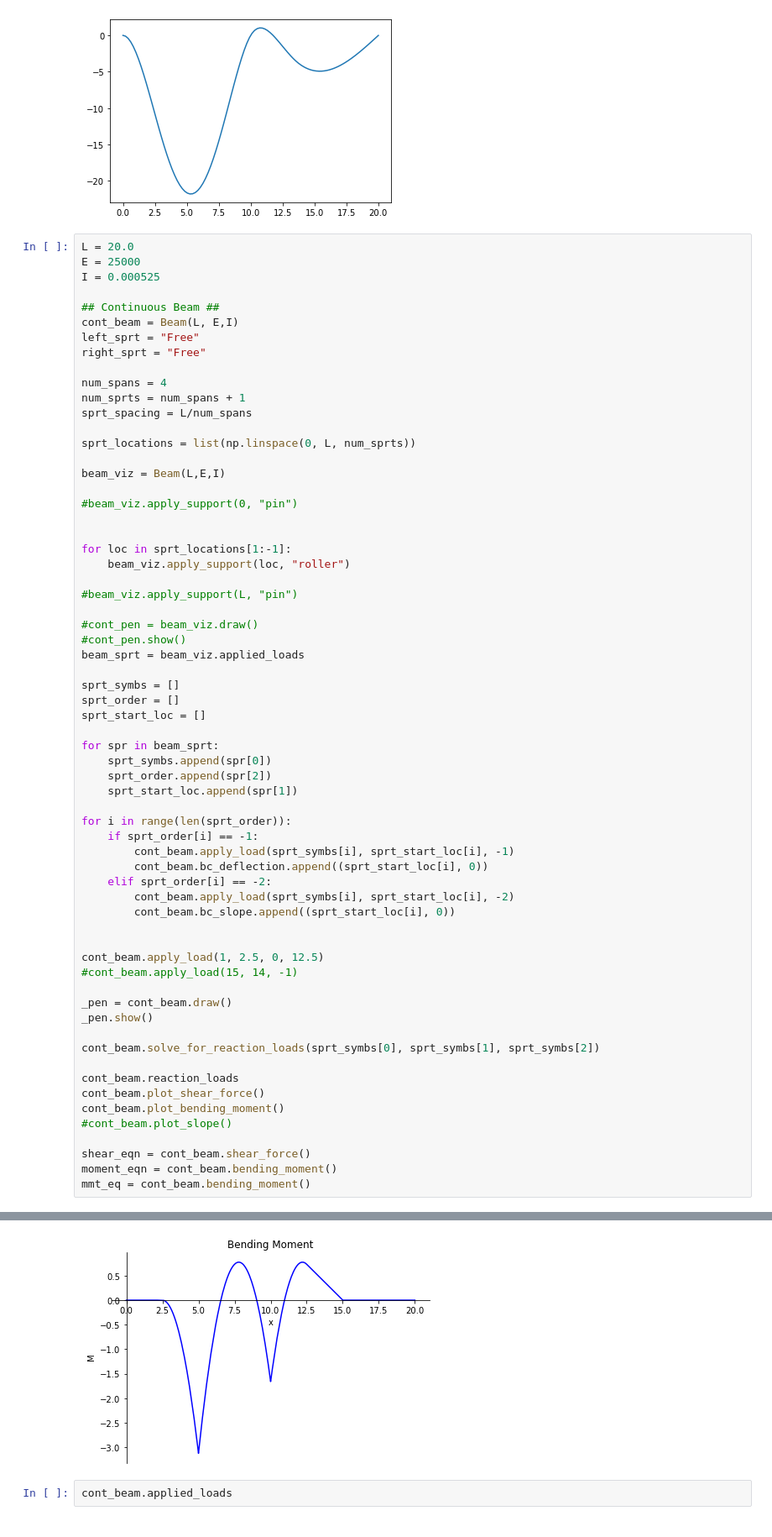
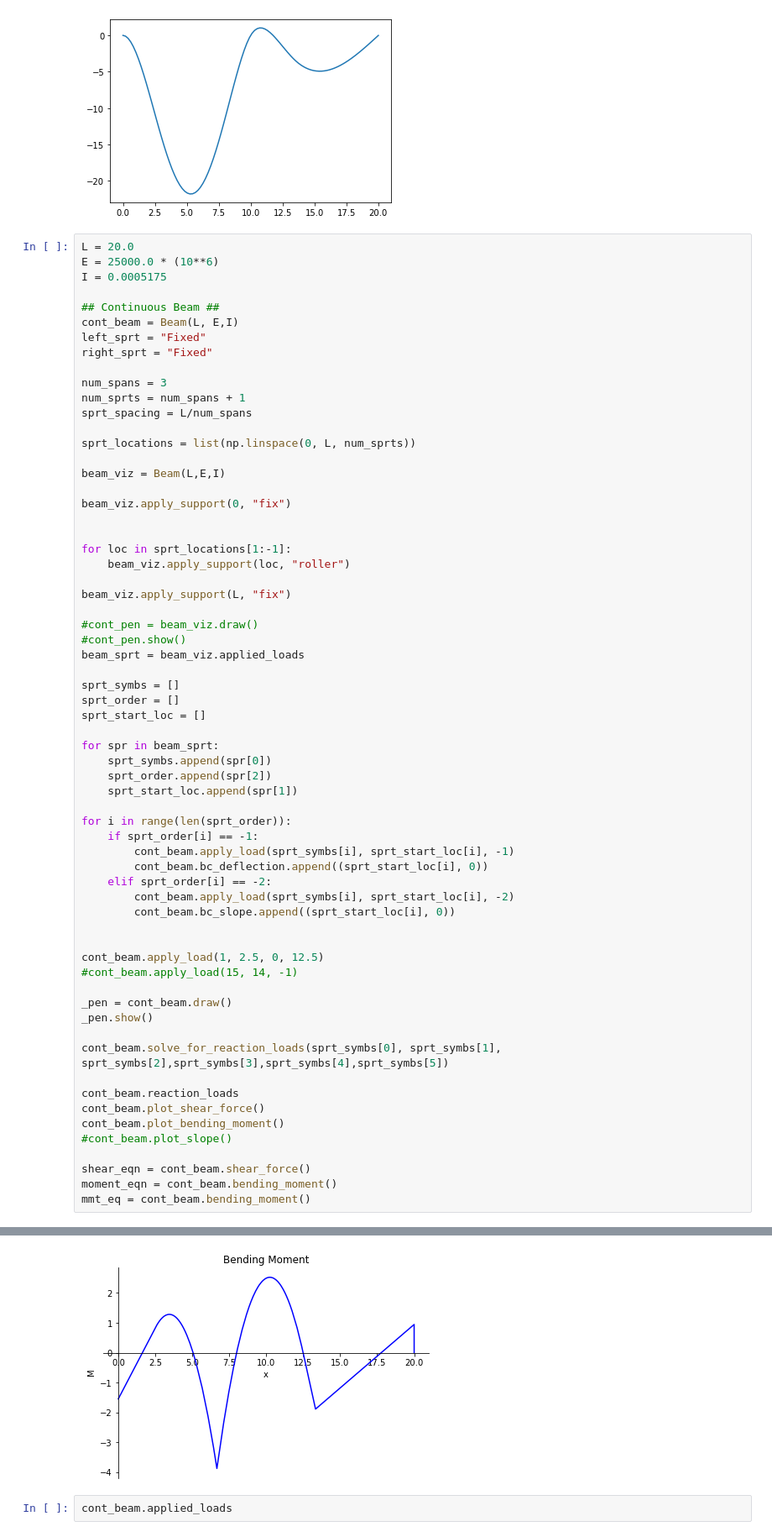
Before and after one commit to abhimhamane/structural_streamlit, a Jupyter notebook: stream.ipynb, the cells around one changed output, grey strips where cells are left out. Shown at 84% size. Drawn from its saved outputs; the diff is of its cells as text.

Commit message:
solved the deflection vlue continupus beam

```diff
--- a/stream.ipynb
+++ b/stream.ipynb
@@ -357,15 +350,15 @@ plt.plot(ax_x, defl_val)
 [figure]
 # %%
 L = 20.0
-E = 25000
-I = 0.000525
+E = 25000.0 * (10**6)
+I = 0.0005175
 
 ## Continuous Beam ##
 cont_beam = Beam(L, E,I)
-left_sprt = "Free"
-right_sprt = "Free"
+left_sprt = "Fixed"
+right_sprt = "Fixed"
 
-num_spans = 4
+num_spans = 3
 num_sprts = num_spans + 1
 sprt_spacing = L/num_spans
 
@@ -373,13 +366,13 @@ sprt_locations = list(np.linspace(0, L, num_sprts))
 
 beam_viz = Beam(L,E,I)
 
-#beam_viz.apply_support(0, "pin")
+beam_viz.apply_support(0, "fix")
 
 
 for loc in sprt_locations[1:-1]:
     beam_viz.apply_support(loc, "roller")
 
-#beam_viz.apply_support(L, "pin")
+beam_viz.apply_support(L, "fix")
 
 #cont_pen = beam_viz.draw()
 #cont_pen.show()
@@ -409,7 +402,7 @@ cont_beam.apply_load(1, 2.5, 0, 12.5)
 _pen = cont_beam.draw()
 _pen.show()
 
-cont_beam.solve_for_reaction_loads(sprt_symbs[0], sprt_symbs[1], sprt_symbs[2])
+cont_beam.solve_for_reaction_loads(sprt_symbs[0], sprt_symbs[1], sprt_symbs[2],sprt_symbs[3],sprt_symbs[4],sprt_symbs[5])
 
 cont_beam.reaction_loads
 cont_beam.plot_shear_force()
@@ -425,4 +418,4 @@ mmt_eq = cont_beam.bending_moment()
-[figure, old version]
+[figure, new version]
 # %%
 cont_beam.applied_loads
 # %% [output]
```
Also changed, not shown: parts of 6 cells of this notebook, 4 other files.
